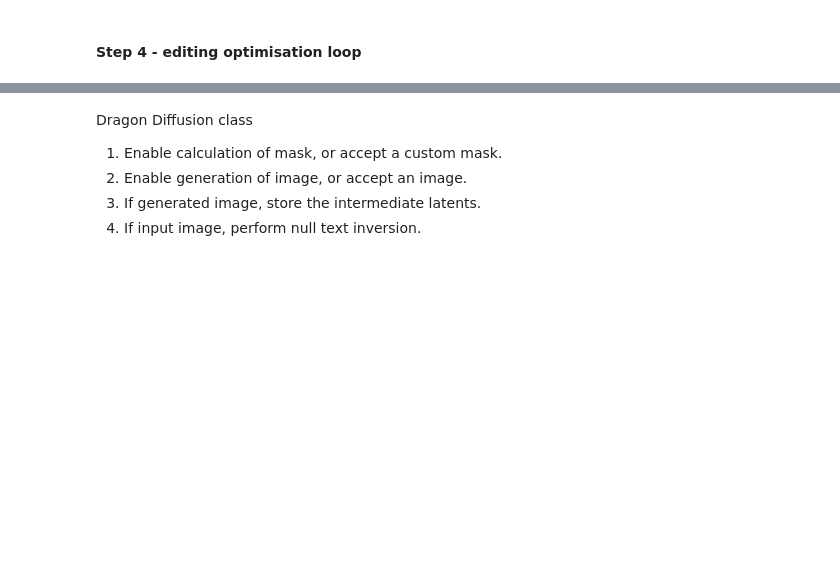
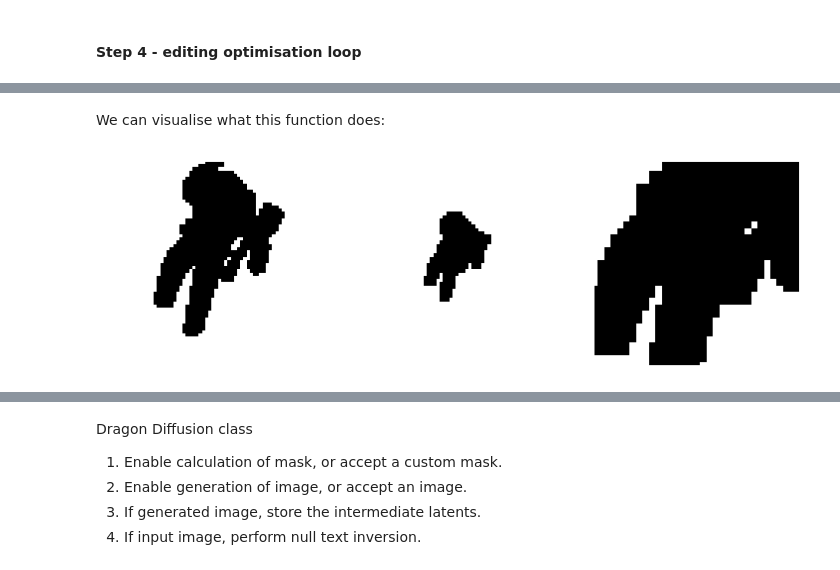
Before and after one commit to superolly/dragon_diffusion, a Jupyter notebook: nbs/04_dragon.ipynb, the cells around one changed output, grey strips where cells are left out. Cells and saved outputs as stored; diff of their text form; code cells hidden in the pictures; blank space fills up the shorter version.

```diff
--- a/nbs/04_dragon.ipynb
+++ b/nbs/04_dragon.ipynb
@@ -195,3 +240,5 @@ def load_mask(mask_path, height, width, device='cpu'):
     mask = load_img(mask_path, height, width, return_tensor=True, device=device)
     mask[mask > 0] = 1
     return mask
+# %% [markdown]
+We can visualise what this function does:
@@ -197,0 +251,10 @@ def load_mask(mask_path, height, width, device='cpu'):
+# %%
+mask_path = '/home/monalisa.png'
+height, width = 512, 512
+mask = load_img(mask_path, height//8, width//8, return_tensor=True) # [64,64] latent size
+mask_small = local_resize(mask, height//16)
+mask_big = local_resize(mask, height//4)
+# %%
+show_images([mask, mask_small[0], mask_big[0]], nrows=1, ncols=3)
+# %% [output]
+[figure, added]
```
Also changed, not shown: parts of 21 cells of this notebook, 3 other files.
